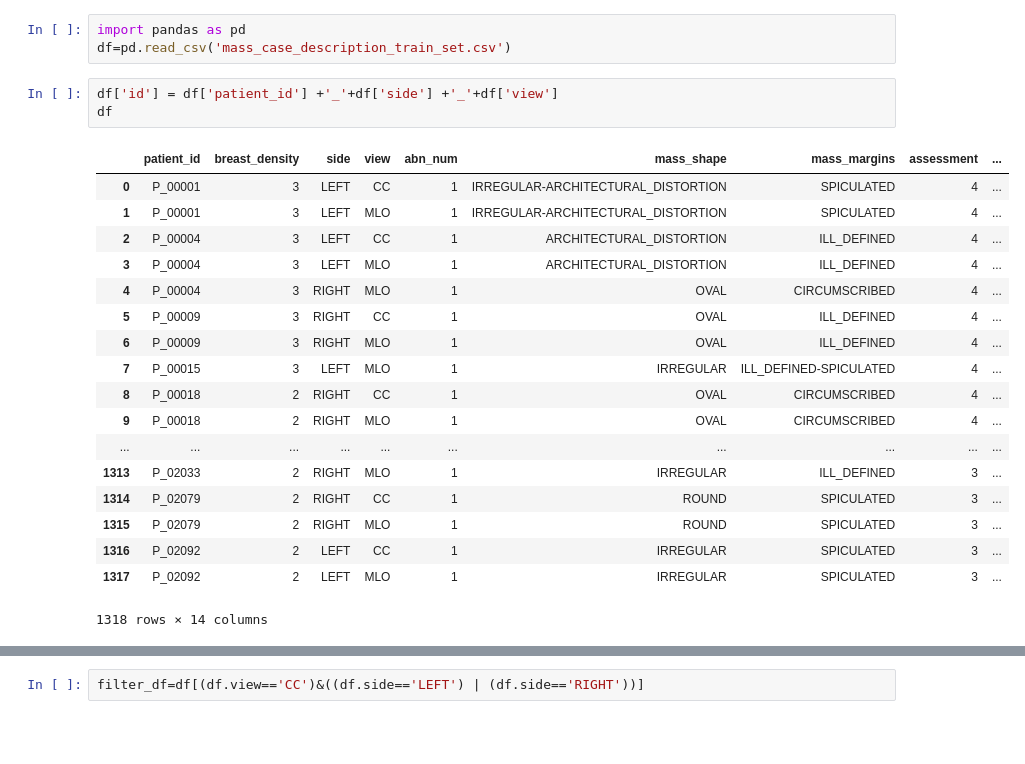
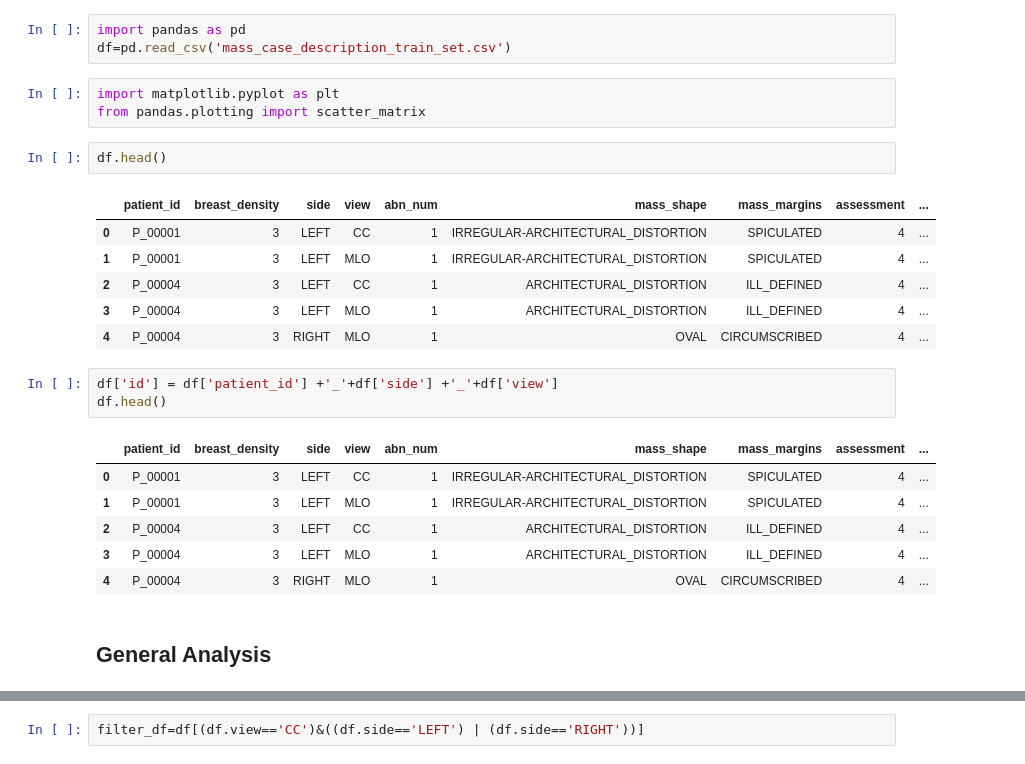
Before and after one commit to brianhu2006/ddms, a Jupyter notebook: ddms-hubing-v2.ipynb, the cells around one changed output, grey strips where cells are left out. Saved outputs shown, nothing was run; the diff lists cells and outputs as text; blank space fills up the shorter version.

Commit message:
add data analysis

```diff
--- a/ddms-hubing-v2.ipynb
+++ b/ddms-hubing-v2.ipynb
@@ -30,25 +30,27 @@ TODOS
 # %%
 import pandas as pd
 df=pd.read_csv('mass_case_description_train_set.csv')
+# %%
+import matplotlib.pyplot as plt
+from pandas.plotting import scatter_matrix
+# %%
+df.head()
+# %% [output]
+|  | patient_id | breast_density | side | view | abn_num | mass_shape | mass_margins | assessment | ... |
+| 0 | P_00001 | 3 | LEFT | CC | 1 | IRREGULAR-ARCHITECTURAL_DISTORTION | SPICULATED | 4 | ... |
+| 1 | P_00001 | 3 | LEFT | MLO | 1 | IRREGULAR-ARCHITECTURAL_DISTORTION | SPICULATED | 4 | ... |
+| 2 | P_00004 | 3 | LEFT | CC | 1 | ARCHITECTURAL_DISTORTION | ILL_DEFINED | 4 | ... |
+| 3 | P_00004 | 3 | LEFT | MLO | 1 | ARCHITECTURAL_DISTORTION | ILL_DEFINED | 4 | ... |
+| 4 | P_00004 | 3 | RIGHT | MLO | 1 | OVAL | CIRCUMSCRIBED | 4 | ... |
 # %%
 df['id'] = df['patient_id'] +'_'+df['side'] +'_'+df['view']
-df
+df.head()
 # %% [output]
 |  | patient_id | breast_density | side | view | abn_num | mass_shape | mass_margins | assessment | ... |
 | 0 | P_00001 | 3 | LEFT | CC | 1 | IRREGULAR-ARCHITECTURAL_DISTORTION | SPICULATED | 4 | ... |
 | 1 | P_00001 | 3 | LEFT | MLO | 1 | IRREGULAR-ARCHITECTURAL_DISTORTION | SPICULATED | 4 | ... |
 | 2 | P_00004 | 3 | LEFT | CC | 1 | ARCHITECTURAL_DISTORTION | ILL_DEFINED | 4 | ... |
 | 3 | P_00004 | 3 | LEFT | MLO | 1 | ARCHITECTURAL_DISTORTION | ILL_DEFINED | 4 | ... |
 | 4 | P_00004 | 3 | RIGHT | MLO | 1 | OVAL | CIRCUMSCRIBED | 4 | ... |
-| 5 | P_00009 | 3 | RIGHT | CC | 1 | OVAL | ILL_DEFINED | 4 | ... |
-| 6 | P_00009 | 3 | RIGHT | MLO | 1 | OVAL | ILL_DEFINED | 4 | ... |
-| 7 | P_00015 | 3 | LEFT | MLO | 1 | IRREGULAR | ILL_DEFINED-SPICULATED | 4 | ... |
-| 8 | P_00018 | 2 | RIGHT | CC | 1 | OVAL | CIRCUMSCRIBED | 4 | ... |
-| 9 | P_00018 | 2 | RIGHT | MLO | 1 | OVAL | CIRCUMSCRIBED | 4 | ... |
-| ... | ... | ... | ... | ... | ... | ... | ... | ... | ... |
-| 1313 | P_02033 | 2 | RIGHT | MLO | 1 | IRREGULAR | ILL_DEFINED | 3 | ... |
-| 1314 | P_02079 | 2 | RIGHT | CC | 1 | ROUND | SPICULATED | 3 | ... |
-| 1315 | P_02079 | 2 | RIGHT | MLO | 1 | ROUND | SPICULATED | 3 | ... |
-| 1316 | P_02092 | 2 | LEFT | CC | 1 | IRREGULAR | SPICULATED | 3 | ... |
-| 1317 | P_02092 | 2 | LEFT | MLO | 1 | IRREGULAR | SPICULATED | 3 | ... |
-1318 rows × 14 columns
+# %% [markdown]
+## General Analysis
```
Also changed, not shown: parts of 39 cells of this notebook.
